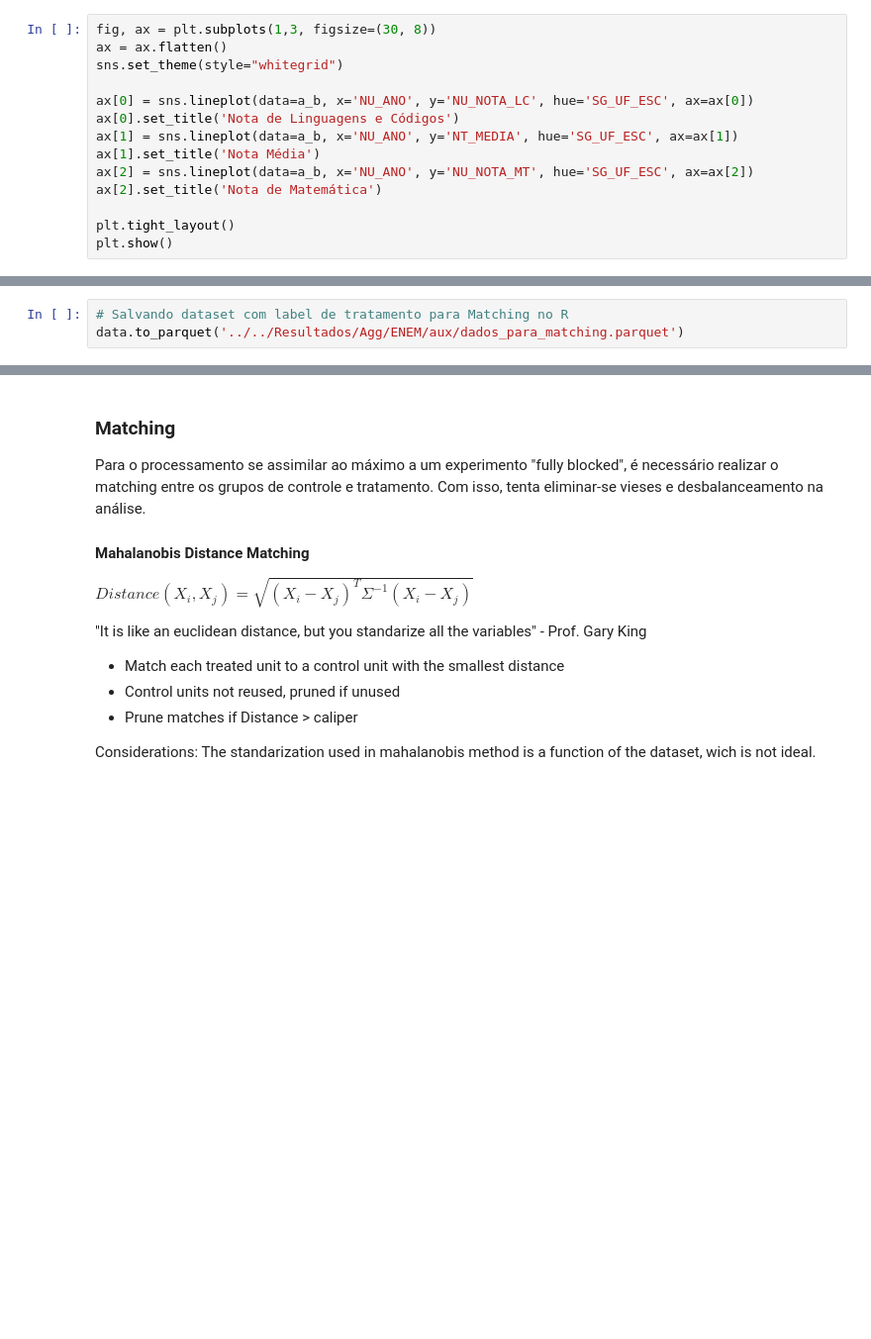
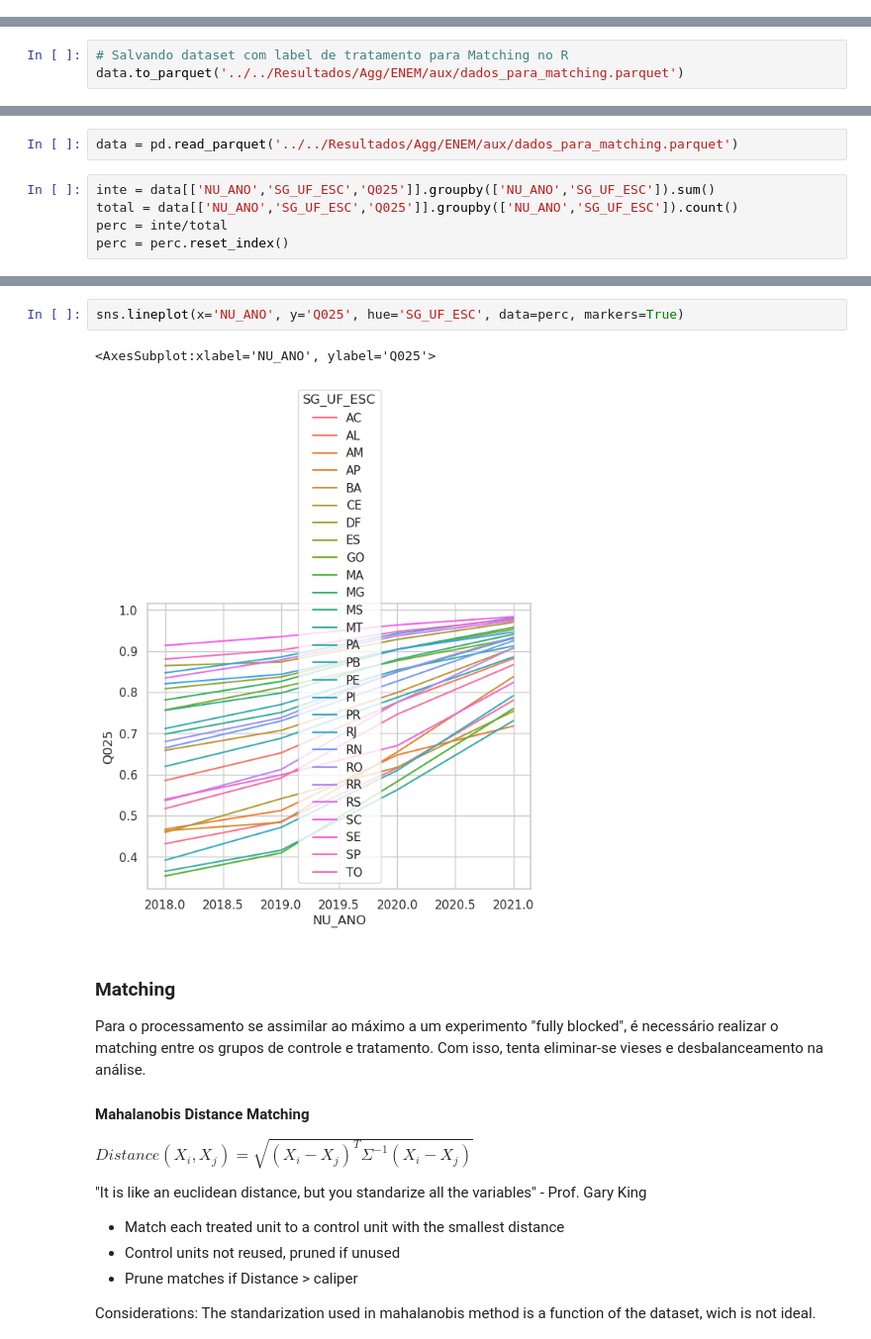
Before and after one commit to JV-Nunes/Relatorio-Conectividade, a Jupyter notebook: Analise/Models/Diffs_in_Diffs.ipynb, the cells around one changed output, grey strips where cells are left out. Shown at 99% size. Saved outputs shown, nothing was run; the diff lists cells and outputs as text; blank space fills up the shorter version.

Commit message:
evolving matching

```diff
--- a/Analise/Models/Diffs_in_Diffs.ipynb
+++ b/Analise/Models/Diffs_in_Diffs.ipynb
@@ -163,14 +129,0 @@ a_b['NU_ANO'] = a_b['NU_ANO'].astype(int)
-# %%
-fig, ax = plt.subplots(1,3, figsize=(30, 8))
-ax = ax.flatten()
-sns.set_theme(style="whitegrid")
-
-ax[0] = sns.lineplot(data=a_b, x='NU_ANO', y='NU_NOTA_LC', hue='SG_UF_ESC', ax=ax[0])
-ax[0].set_title('Nota de Linguagens e Códigos')
-ax[1] = sns.lineplot(data=a_b, x='NU_ANO', y='NT_MEDIA', hue='SG_UF_ESC', ax=ax[1])
-ax[1].set_title('Nota Média')
-ax[2] = sns.lineplot(data=a_b, x='NU_ANO', y='NU_NOTA_MT', hue='SG_UF_ESC', ax=ax[2])
-ax[2].set_title('Nota de Matemática')
-
-plt.tight_layout()
-plt.show()
@@ -308,0 +234,7 @@ data.to_parquet('../../Resultados/Agg/ENEM/aux/dados_para_matching.parquet')
+# %%
+data = pd.read_parquet('../../Resultados/Agg/ENEM/aux/dados_para_matching.parquet')
+# %%
+inte = data[['NU_ANO','SG_UF_ESC','Q025']].groupby(['NU_ANO','SG_UF_ESC']).sum()
+total = data[['NU_ANO','SG_UF_ESC','Q025']].groupby(['NU_ANO','SG_UF_ESC']).count()
+perc = inte/total
+perc = perc.reset_index()
@@ -309,3 +259,8 @@ data.to_parquet('../../Resultados/Agg/ENEM/aux/dados_para_matching.parquet')
+# %%
+sns.lineplot(x='NU_ANO', y='Q025', hue='SG_UF_ESC', data=perc, markers=True)
+# %% [output]
+<AxesSubplot:xlabel='NU_ANO', ylabel='Q025'>
+[figure, added]
 # %% [markdown]
 ### Matching
 
```
Also changed, not shown: parts of 28 cells of this notebook, 2 other files.
